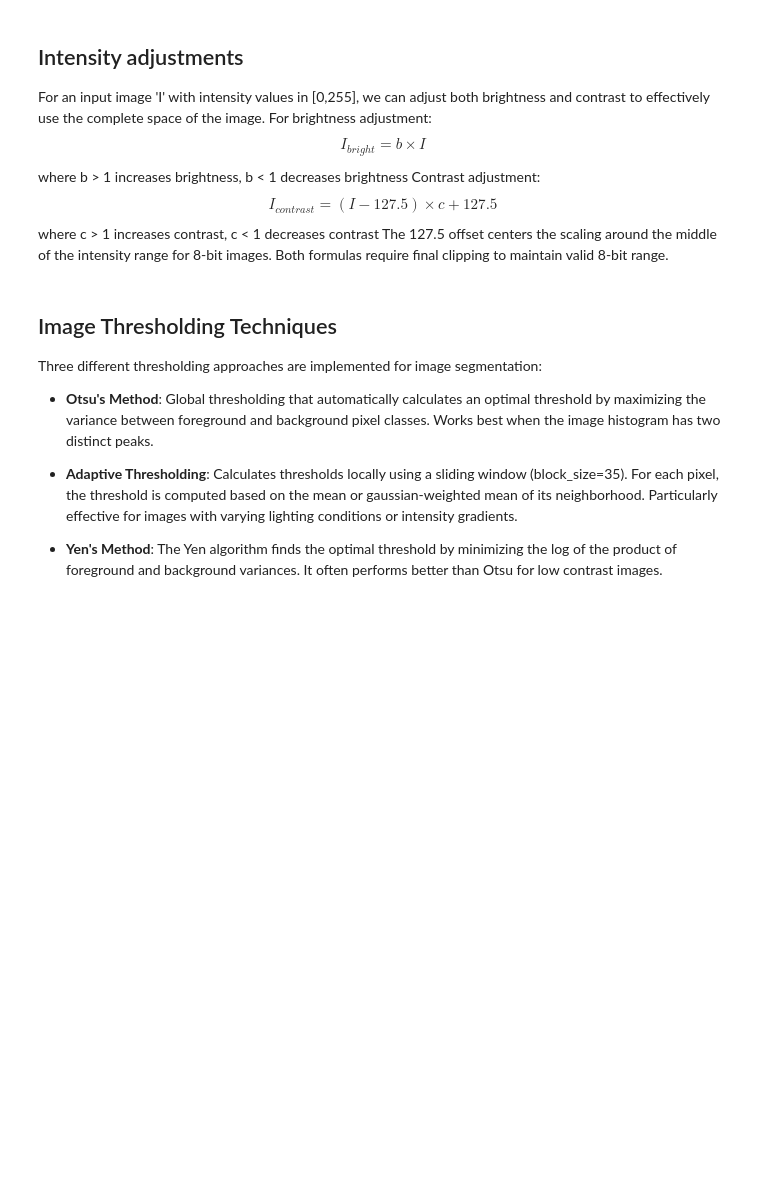
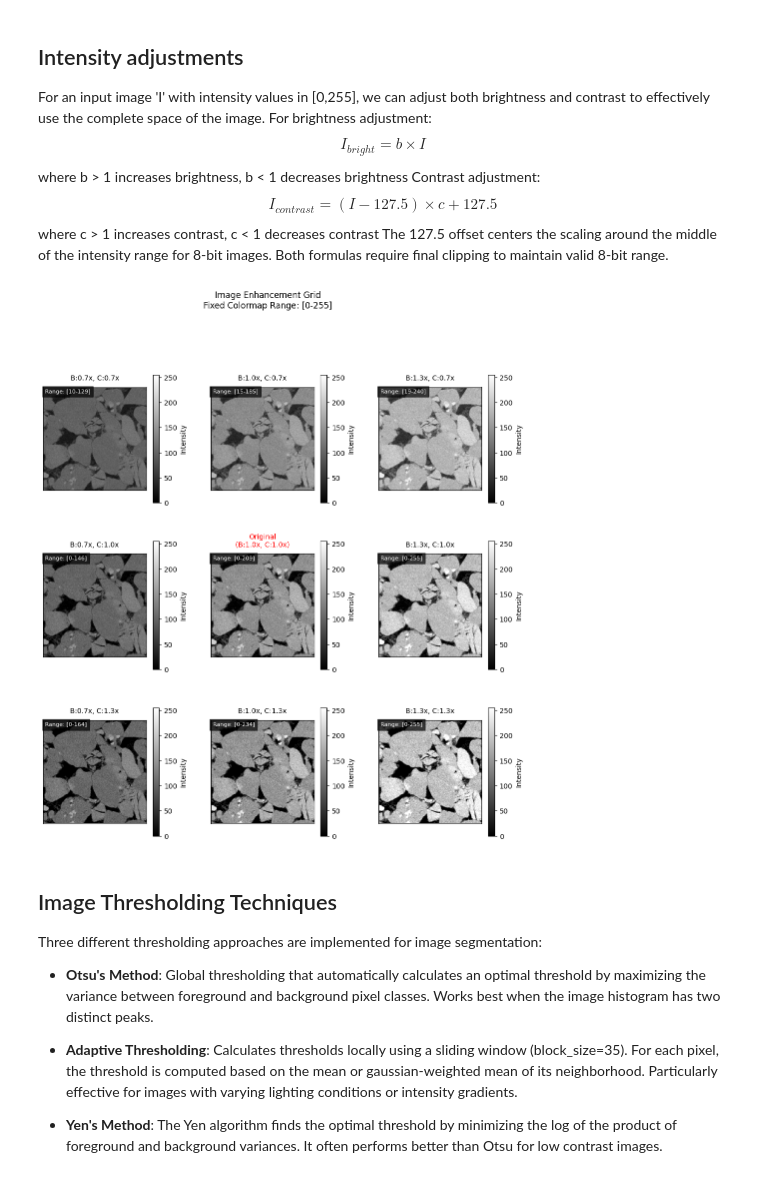
Before and after one commit to ArashRabbani/Py3DImage, a Jupyter notebook: P2.ipynb, the cells around one changed output. Cells and saved outputs as stored; diff of their text form; code cells hidden in the pictures; blank space fills up the shorter version.

```diff
--- a/P2.ipynb
+++ b/P2.ipynb
@@ -231,34 +294,36 @@ def create_enhancement_grid(image_3d):
 
             # Remove ticks for cleaner look
             axes[i, j].set_xticks([])
             axes[i, j].set_yticks([])
 
             # Add pixel value range information
             axes[i, j].text(0.02, 0.98,
                           f'Range: [{enhanced.min()}-{enhanced.max()}]',
                           transform=axes[i, j].transAxes,
                           color='white',
                           bbox=dict(facecolor='black', alpha=0.7),
                           verticalalignment='top',
                           fontsize=8)
 
     # Add overall title
     plt.suptitle('Image Enhancement Grid\nFixed Colormap Range: [0-255]',
                 y=1.02,
                 fontsize=12)
 
     # Adjust layout
     plt.subplots_adjust(hspace=0.3, wspace=0.3)
 
     return fig
 
 # Load and process the image
-image_path = '200-500-8bits.tif'
+image_path = 'cropped_250.tif'
 image_3d = tifffile.imread(image_path)
 
 # Create and display the enhancement grid
 fig = create_enhancement_grid(image_3d)
 plt.show()
+# %% [output]
+[figure, added]
 # %% [markdown]
 ## Image Thresholding Techniques
 Three different thresholding approaches are implemented for image segmentation:
```
Also changed, not shown: parts of 6 cells of this notebook.
